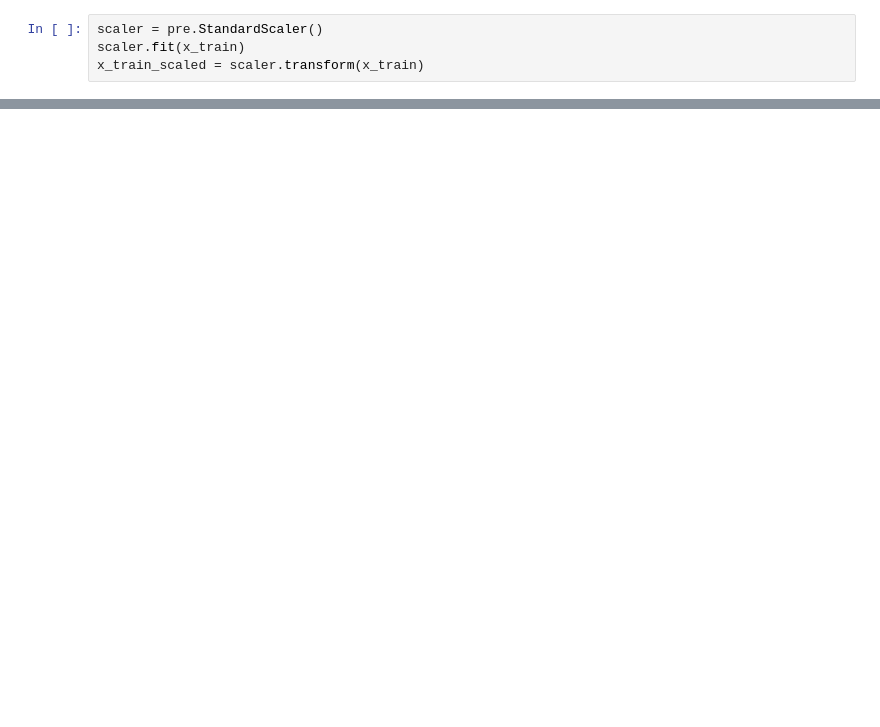
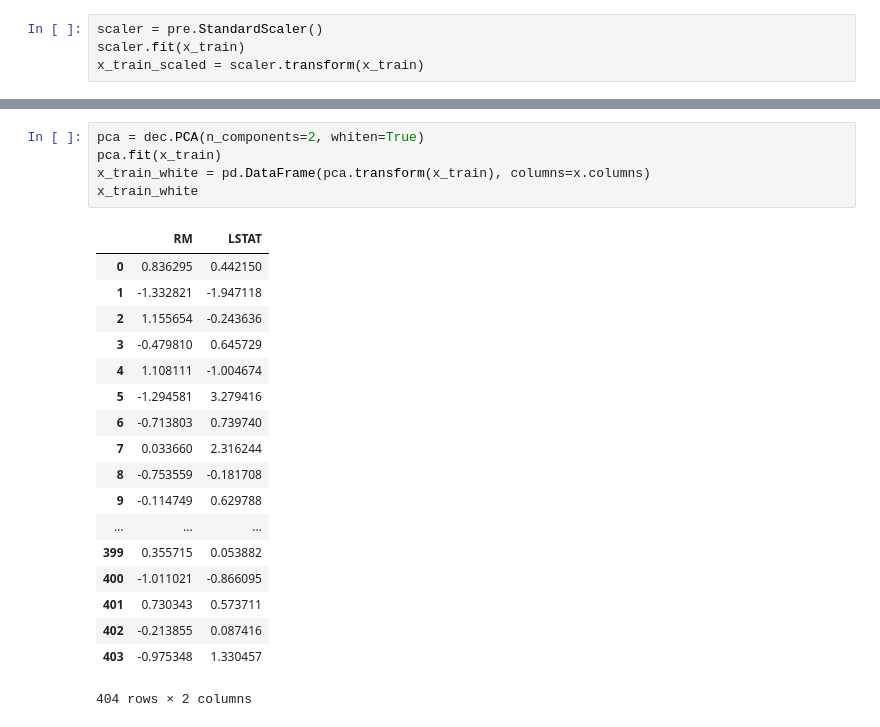
Before and after one commit to tullowhurler/Machine-Learning-2019, a Jupyter notebook: Boston House Prices.ipynb, the cells around one changed output, grey strips where cells are left out. Saved outputs shown, nothing was run; the diff lists cells and outputs as text; blank space fills up the shorter version.

Commit message:
whitening data and updating predictions

```diff
--- a/Boston House Prices.ipynb
+++ b/Boston House Prices.ipynb
@@ -283,0 +379,24 @@ array([[ 10.,  16.,  14.,   5.,  18., -15.,   3.,  -7.,   9.,   6.,  18.,
+# %%
+pca = dec.PCA(n_components=2, whiten=True)
+pca.fit(x_train)
+x_train_white = pd.DataFrame(pca.transform(x_train), columns=x.columns)
+x_train_white
+# %% [output]
+|  | RM | LSTAT |
+| 0 | 0.836295 | 0.442150 |
+| 1 | -1.332821 | -1.947118 |
+| 2 | 1.155654 | -0.243636 |
+| 3 | -0.479810 | 0.645729 |
+| 4 | 1.108111 | -1.004674 |
+| 5 | -1.294581 | 3.279416 |
+| 6 | -0.713803 | 0.739740 |
+| 7 | 0.033660 | 2.316244 |
+| 8 | -0.753559 | -0.181708 |
+| 9 | -0.114749 | 0.629788 |
+| ... | ... | ... |
+| 399 | 0.355715 | 0.053882 |
+| 400 | -1.011021 | -0.866095 |
+| 401 | 0.730343 | 0.573711 |
+| 402 | -0.213855 | 0.087416 |
+| 403 | -0.975348 | 1.330457 |
+404 rows × 2 columns
```
Also changed, not shown: parts of 20 cells of this notebook.
